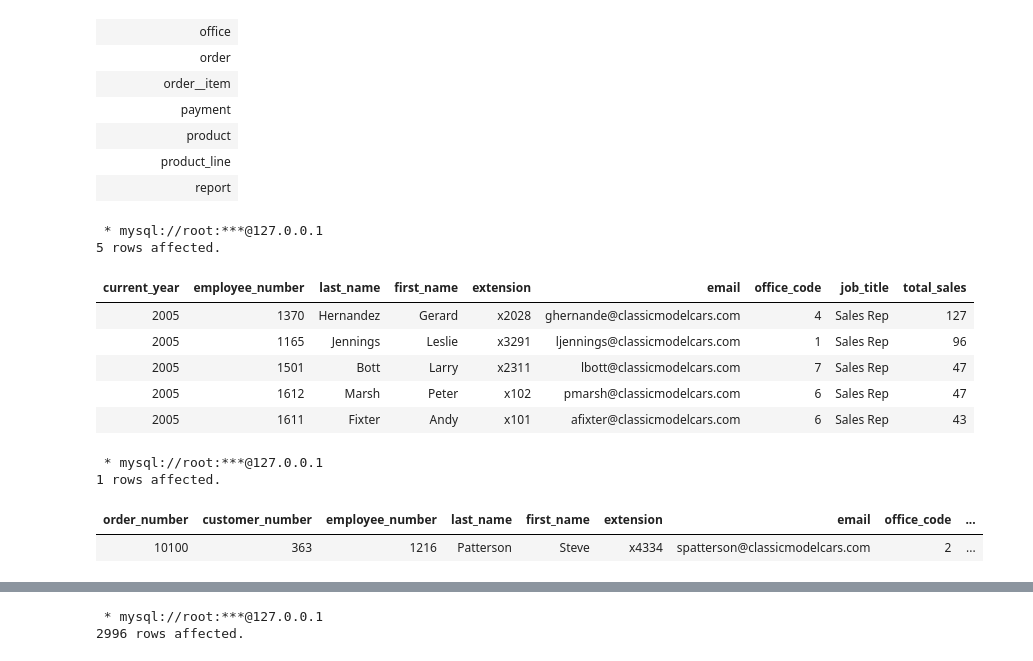
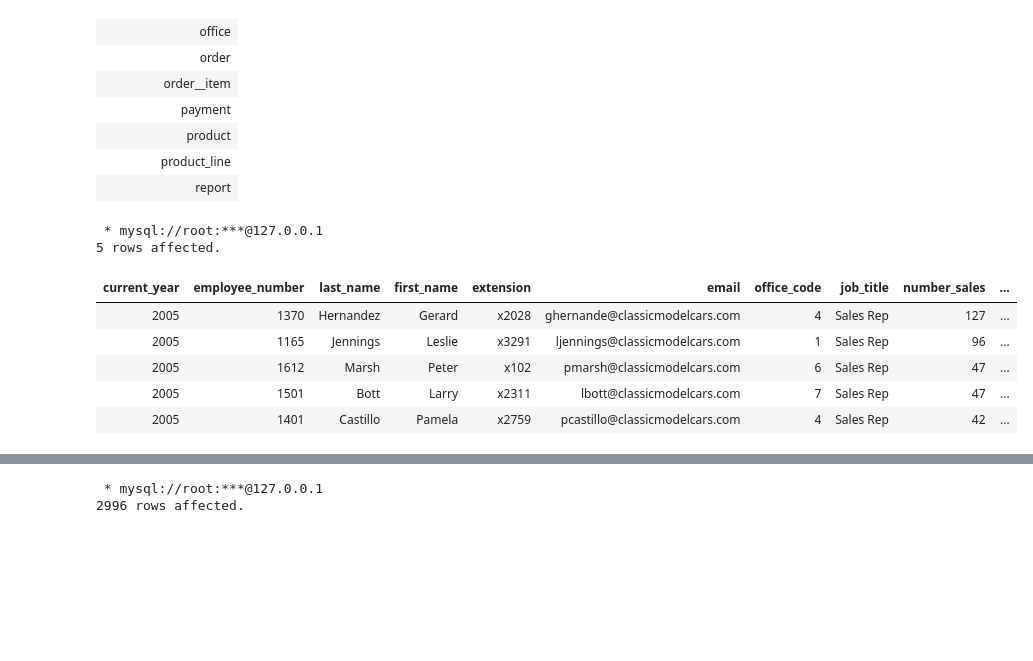
Before and after one commit to JasmineMadi/datajoint-tutorials, a Jupyter notebook: db-course/Assignment7.ipynb, the cells around one changed output, grey strips where cells are left out. Saved outputs shown, nothing was run; the diff lists cells and outputs as text; code cells hidden in the pictures; blank space fills up the shorter version.

```diff
--- a/db-course/Assignment7.ipynb
+++ b/db-course/Assignment7.ipynb
@@ -161,26 +161,17 @@ show tables
 | report |
 # %%
 %%sql
-select year(order_date) as current_year,r1.*,count(*) as total_sales from employee as r1 join customer as r2 on r1.employee_number=r2.sales_rep natural join `order` natural join order__item
+select year(order_date) as current_year,r1.*,count(*) as number_sales,sum(price) as total_sales from employee as r1 join customer as r2 on r1.employee_number=r2.sales_rep natural join `order` natural join order__item
 where year(order_date)='2005'
 group by employee_number
 order by total_sales desc
 limit 5
 # %% [output]
  * mysql://root:***@127.0.0.1
 5 rows affected.
-| current_year | employee_number | last_name | first_name | extension | email | office_code | job_title | total_sales |
-| 2005 | 1370 | Hernandez | Gerard | x2028 | ghernande@classicmodelcars.com | 4 | Sales Rep | 127 |
-| 2005 | 1165 | Jennings | Leslie | x3291 | ljennings@classicmodelcars.com | 1 | Sales Rep | 96 |
-| 2005 | 1501 | Bott | Larry | x2311 | lbott@classicmodelcars.com | 7 | Sales Rep | 47 |
-| 2005 | 1612 | Marsh | Peter | x102 | pmarsh@classicmodelcars.com | 6 | Sales Rep | 47 |
-| 2005 | 1611 | Fixter | Andy | x101 | afixter@classicmodelcars.com | 6 | Sales Rep | 43 |
+| current_year | employee_number | last_name | first_name | extension | email | office_code | job_title | number_sales | ... |
+| 2005 | 1370 | Hernandez | Gerard | x2028 | ghernande@classicmodelcars.com | 4 | Sales Rep | 127 | ... |
+| 2005 | 1165 | Jennings | Leslie | x3291 | ljennings@classicmodelcars.com | 1 | Sales Rep | 96 | ... |
+| 2005 | 1612 | Marsh | Peter | x102 | pmarsh@classicmodelcars.com | 6 | Sales Rep | 47 | ... |
+| 2005 | 1501 | Bott | Larry | x2311 | lbott@classicmodelcars.com | 7 | Sales Rep | 47 | ... |
+| 2005 | 1401 | Castillo | Pamela | x2759 | pcastillo@classicmodelcars.com | 4 | Sales Rep | 42 | ... |
-# %%
-%%sql
-    select *,year(order_date) as year_date,count(order_line_number) as total_sales
-    from employee join customer on employee.employee_number=customer.sales_rep natural join `order` natural join order__item
-# %% [output]
- * mysql://root:***@127.0.0.1
-1 rows affected.
-| order_number | customer_number | employee_number | last_name | first_name | extension | email | office_code | ... |
-| 10100 | 363 | 1216 | Patterson | Steve | x4334 | spatterson@classicmodelcars.com | 2 | ... |
```
Also changed, not shown: parts of 1 cell of this notebook.
